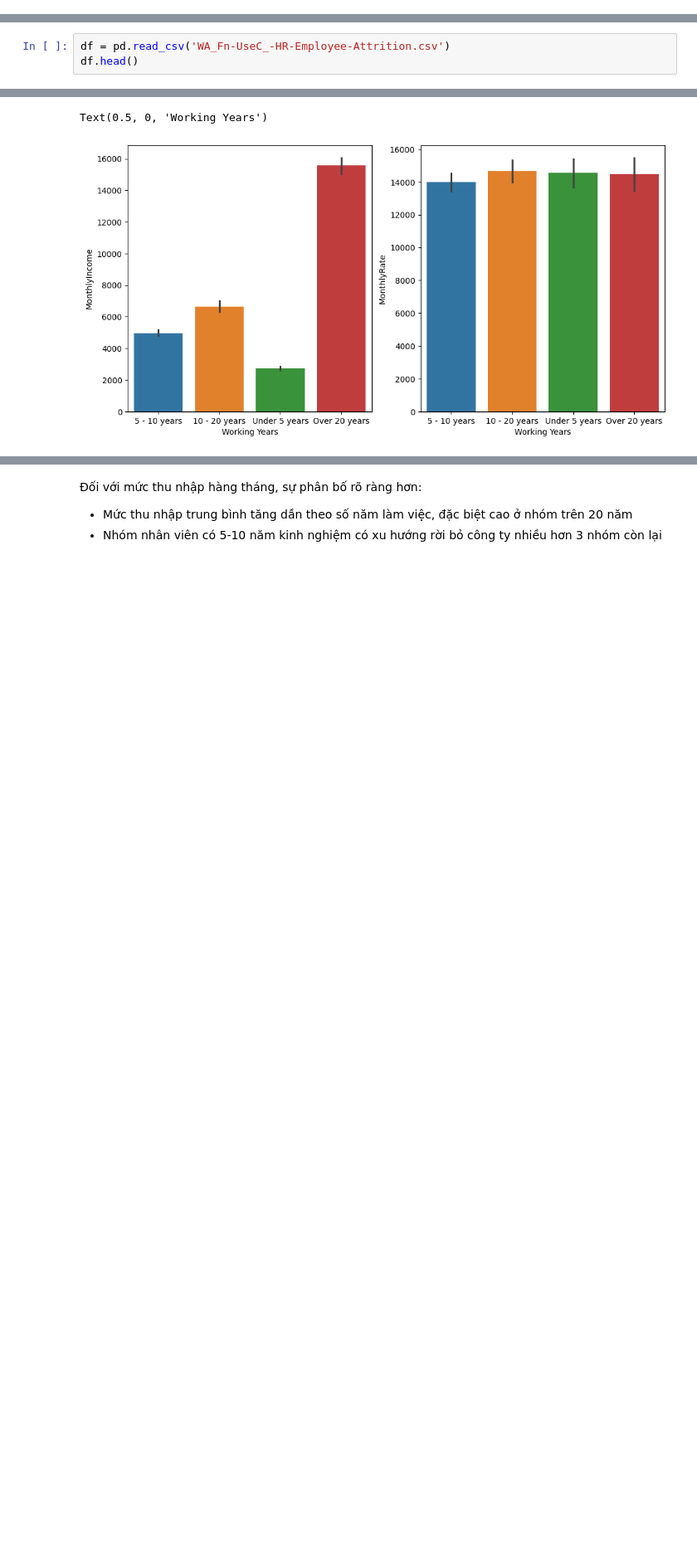
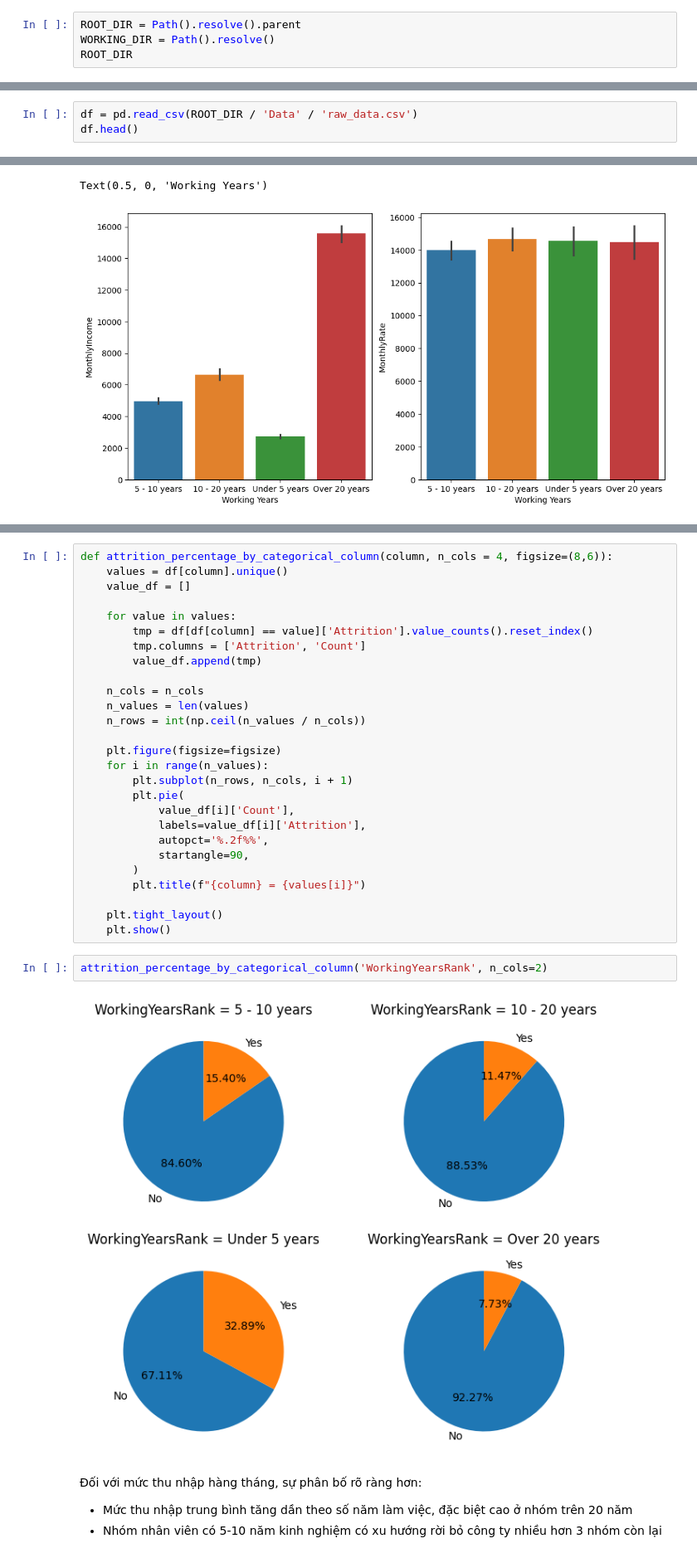
Before and after one commit to duong28022003/EmpAttrition, a Jupyter notebook: Analysis & Model Building/Analysis/EDA.ipynb, the cells around one changed output, grey strips where cells are left out. Shown at 83% size. Saved outputs shown, nothing was run; the diff lists cells and outputs as text; blank space fills up the shorter version.

```diff
--- a/Analysis & Model Building/Analysis/EDA.ipynb
+++ b/Analysis & Model Building/Analysis/EDA.ipynb
@@ -3,0 +5,4 @@ import numpy as np
+# %%
+ROOT_DIR = Path().resolve().parent
+WORKING_DIR = Path().resolve()
+ROOT_DIR
@@ -4,5 +11,5 @@ import numpy as np
 # %%
-df = pd.read_csv('WA_Fn-UseC_-HR-Employee-Attrition.csv')
+df = pd.read_csv(ROOT_DIR / 'Data' / 'raw_data.csv')
 df.head()
 # %% [output]
 |  | Age | Attrition | BusinessTravel | DailyRate | Department | DistanceFromHome | Education | ... |
@@ -785,3 +771,34 @@ Text(0.5, 1.0, 'Attrition ratio (over 20 years)')
+# %%
+def attrition_percentage_by_categorical_column(column, n_cols = 4, figsize=(8,6)):
+    values = df[column].unique()
+    value_df = []
+
+    for value in values:
+        tmp = df[df[column] == value]['Attrition'].value_counts().reset_index()
+        tmp.columns = ['Attrition', 'Count']
+        value_df.append(tmp)
+
+    n_cols = n_cols
+    n_values = len(values)
+    n_rows = int(np.ceil(n_values / n_cols))
+
+    plt.figure(figsize=figsize)
+    for i in range(n_values):
+        plt.subplot(n_rows, n_cols, i + 1)
+        plt.pie(
+            value_df[i]['Count'],
+            labels=value_df[i]['Attrition'],
+            autopct='%.2f%%',
+            startangle=90,
+        )
+        plt.title(f"{column} = {values[i]}")
+
+    plt.tight_layout()
+    plt.show()
+# %%
+attrition_percentage_by_categorical_column('WorkingYearsRank', n_cols=2)
+# %% [output]
+[figure, added]
 # %% [markdown]
 Đối với mức thu nhập hàng tháng, sự phân bố rõ ràng hơn:
 * Mức thu nhập trung bình tăng dần theo số năm làm việc, đặc biệt cao ở nhóm trên 20 năm
```
Also changed, not shown: parts of 20 cells of this notebook.
